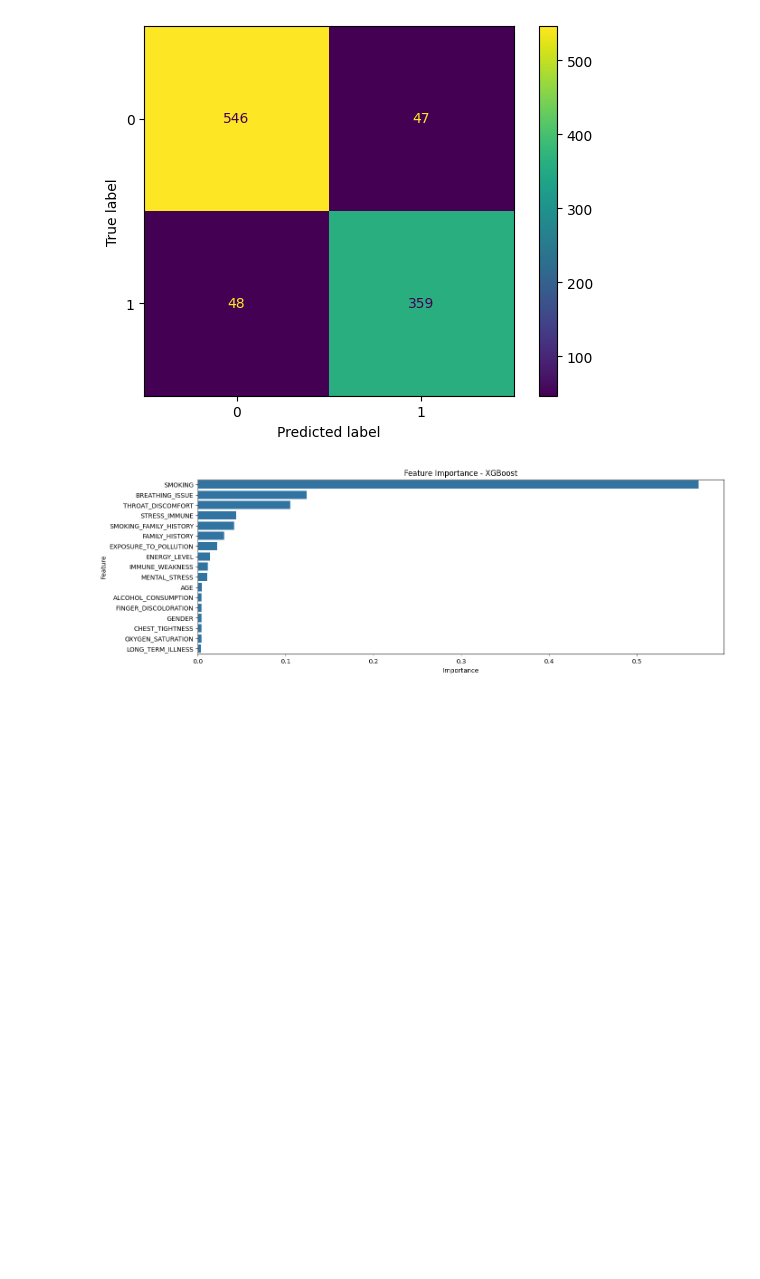
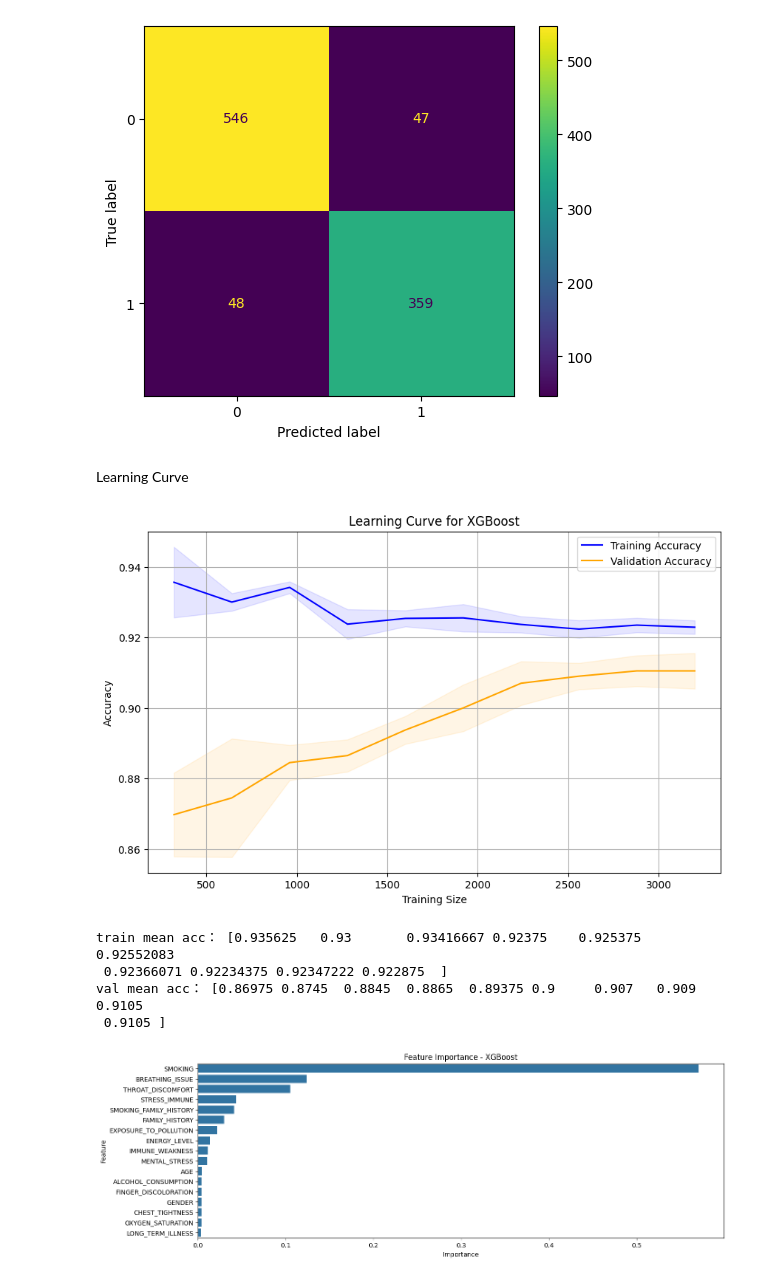
Before and after one commit to chieri7/Machine-Learning-Final-Code, a Jupyter notebook: Machine_Learning_Final_Code.ipynb, the cells around one changed output. Cells and saved outputs as stored; diff of their text form; code cells hidden in the pictures; blank space fills up the shorter version.

```diff
--- a/Machine_Learning_Final_Code.ipynb
+++ b/Machine_Learning_Final_Code.ipynb
@@ -356,6 +358,48 @@ weighted avg       0.90      0.91      0.90      1000
 Confusion Matrix :
 <sklearn.metrics._plot.confusion_matrix.ConfusionMatrixDisplay at 0x...>
 [figure]
+# %% [markdown]
+Learning Curve
+# %%
+def plot_learning_curve(estimator, X, y, cv=5, train_sizes=np.linspace(0.1, 1.0, 10), scoring='accuracy'):
+
+    train_sizes, train_scores, val_scores = learning_curve(
+        estimator, X, y, cv=cv, train_sizes=train_sizes, scoring=scoring, n_jobs=-1, random_state=42
+    )
+
+    train_mean = np.mean(train_scores, axis=1)
+    train_std = np.std(train_scores, axis=1)
+    val_mean = np.mean(val_scores, axis=1)
+    val_std = np.std(val_scores, axis=1)
+
+    plt.figure(figsize=(10, 6))
+    plt.plot(train_sizes, train_mean, label='Training Accuracy', color='blue')
+    plt.plot(train_sizes, val_mean, label='Validation Accuracy', color='orange')
+
+    plt.fill_between(train_sizes, train_mean - train_std, train_mean + train_std, color='blue', alpha=0.1)
+    plt.fill_between(train_sizes, val_mean - val_std, val_mean + val_std, color='orange', alpha=0.1)
+
+    plt.xlabel('Training Size')
+    plt.ylabel('Accuracy')
+    plt.title('Learning Curve for XGBoost')
+    plt.legend(loc='best')
+    plt.grid(True)
+    plt.show()
+
+    return train_sizes, train_mean, val_mean
+# %%
+train_sizes, train_mean, val_mean = plot_learning_curve(
+    mod, X_train, y_train.values.ravel(), cv=5, scoring='accuracy'
+)
+
+print("train mean acc：", train_mean)
+print("val mean acc：", val_mean)
+# %% [output]
+[figure, added]
+train mean acc： [0.935625   0.93       0.93416667 0.92375    0.925375   0.92552083
+ 0.92366071 0.92234375 0.92347222 0.922875  ]
+val mean acc： [0.86975 0.8745  0.8845  0.8865  0.89375 0.9     0.907   0.909   0.9105
+ 0.9105 ]
 # %%
 feature_importances = mod.feature_importances_
 features = X_train.columns
```
Also changed, not shown: parts of 4 cells of this notebook.
